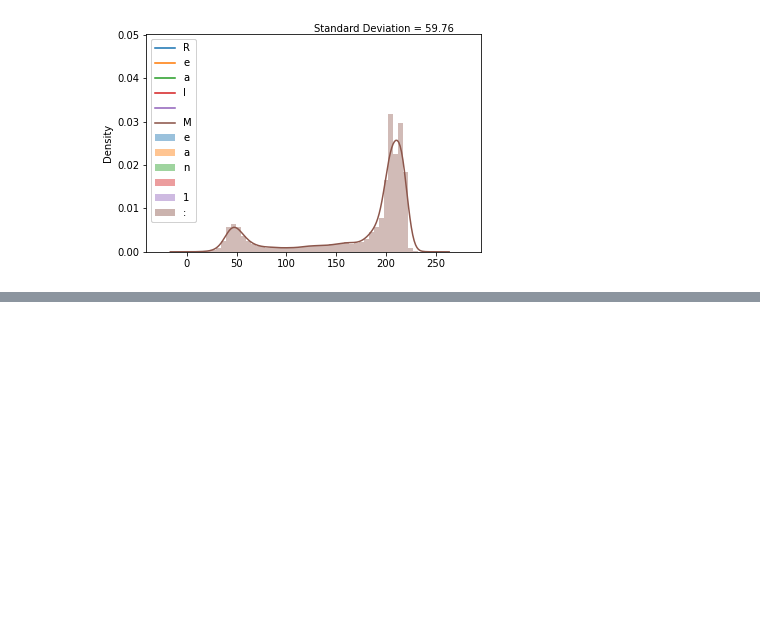
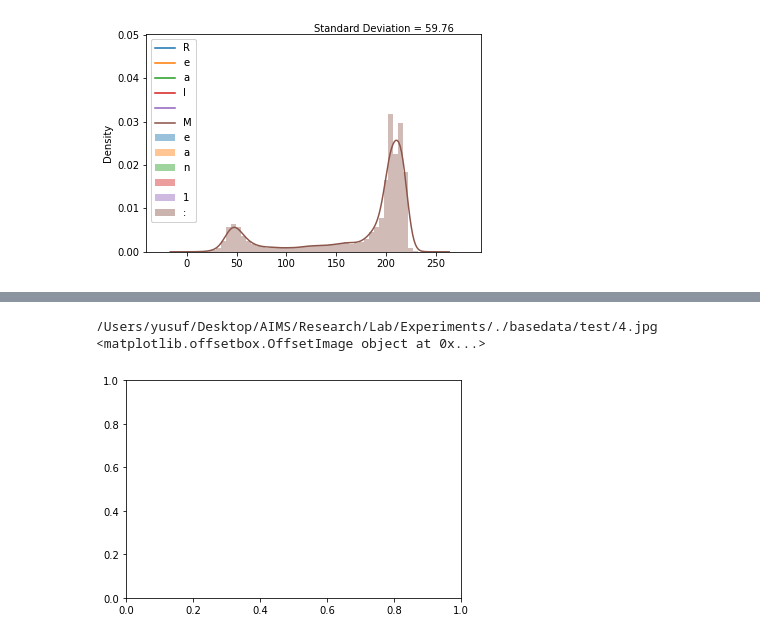
Before and after one commit to yusufbrima/AIMS, a Jupyter notebook: Research/Lab/Experiments/Animation.ipynb, the cells around one changed output, grey strips where cells are left out. Cells and saved outputs as stored; diff of their text form; code cells hidden in the pictures; blank space fills up the shorter version.

```diff
--- a/Research/Lab/Experiments/Animation.ipynb
+++ b/Research/Lab/Experiments/Animation.ipynb
@@ -177 +242,22 @@ frame=  112 fps=0.0 q=-0.0 Lsize=     226kB time=00:00:03.71 bitrate= 499.1kbits
 video:226kB audio:0kB subtitle:0kB other streams:0kB global headers:0kB muxing overhead: 0.008641%
+# %%
+from matplotlib.offsetbox import (TextArea, DrawingArea, OffsetImage,
+                                  AnnotationBbox)
+def getImage(path, new_size = 20):
+    # return OffsetImage(plt.imread(path))
+    img = Image.open(path)
+    img.thumbnail((new_size, new_size), Image.BILINEAR)  # resizes image in-place
+
+    return OffsetImage(img)
+# %%
+fig, ax = plt.subplots()
+for img in os.listdir(path):
+    if(img.endswith('.jpg')):
+        file =  os.path.join(basepath,img)
+        print(file)
+        print(getImage(file))
+        break
+# %% [output]
+/Users/yusuf/Desktop/AIMS/Research/Lab/Experiments/./basedata/test/4.jpg
+<matplotlib.offsetbox.OffsetImage object at 0x...>
+[figure, added]
```
Also changed, not shown: parts of 32 cells of this notebook, 42 other files.
